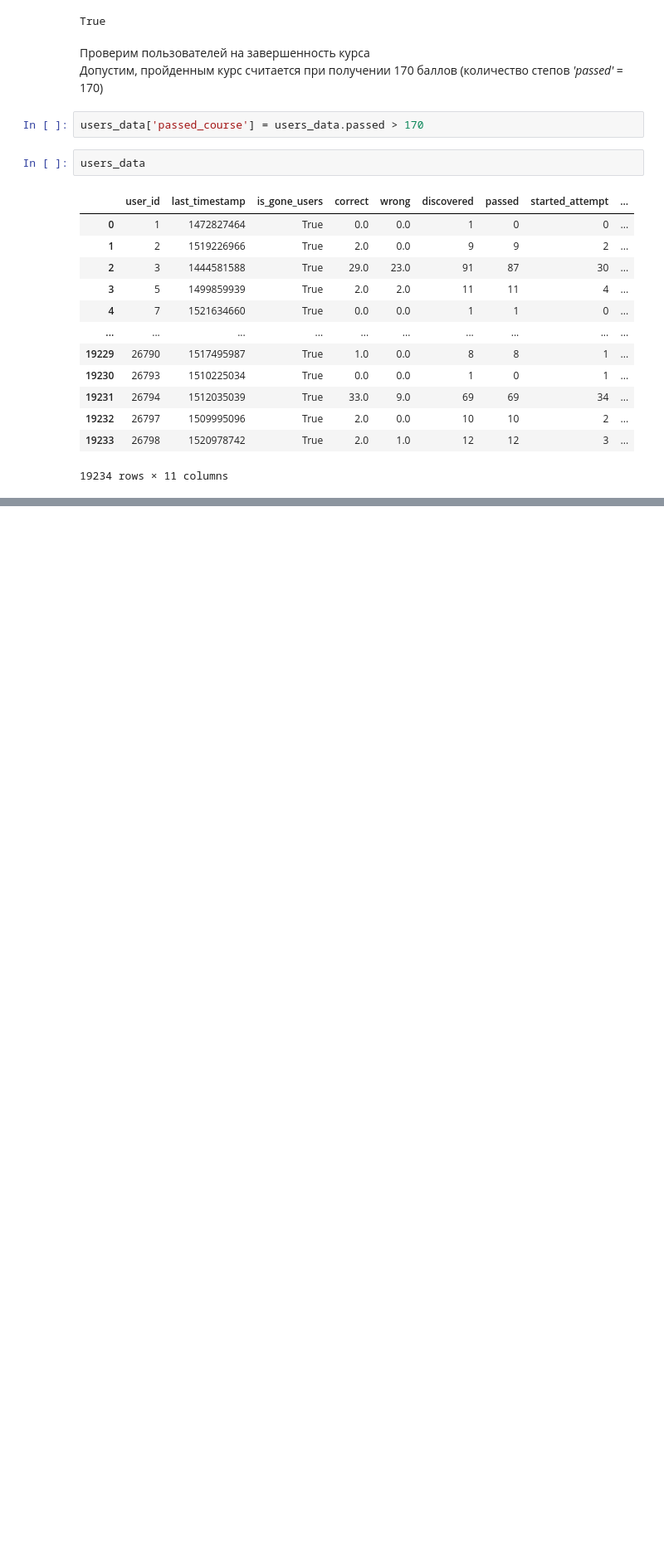
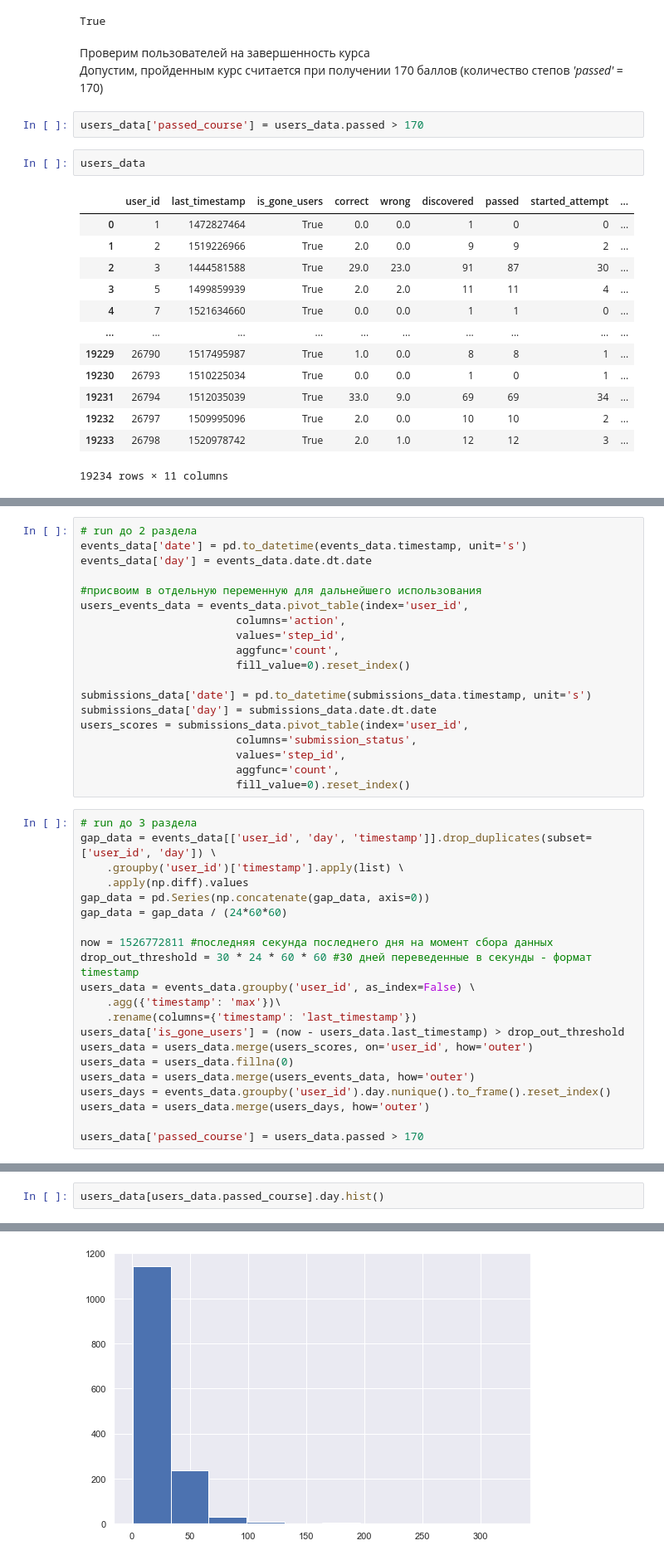
Before and after one commit to raent1/N_C_Projects, a Jupyter notebook: stepik_ml_contest/stepik_ml_project.ipynb, the cells around one changed output, grey strips where cells are left out. Shown: that part at 83% size. Saved outputs shown, nothing was run; the diff lists cells and outputs as text; blank space fills up the shorter version.

```diff
--- a/stepik_ml_contest/stepik_ml_project.ipynb
+++ b/stepik_ml_contest/stepik_ml_project.ipynb
@@ -374,0 +421,40 @@ users_data.groupby('passed_course').count()
+# %%
+# run до 2 раздела
+events_data['date'] = pd.to_datetime(events_data.timestamp, unit='s')
+events_data['day'] = events_data.date.dt.date
+
+#присвоим в отдельную переменную для дальнейшего использования
+users_events_data = events_data.pivot_table(index='user_id',
+                        columns='action',
+                        values='step_id',
+                        aggfunc='count',
+                        fill_value=0).reset_index()
+
+submissions_data['date'] = pd.to_datetime(submissions_data.timestamp, unit='s')
+submissions_data['day'] = submissions_data.date.dt.date
+users_scores = submissions_data.pivot_table(index='user_id',
+                        columns='submission_status',
+                        values='step_id',
+                        aggfunc='count',
+                        fill_value=0).reset_index()
+# %%
+# run до 3 раздела
+gap_data = events_data[['user_id', 'day', 'timestamp']].drop_duplicates(subset=['user_id', 'day']) \
+    .groupby('user_id')['timestamp'].apply(list) \
+    .apply(np.diff).values
+gap_data = pd.Series(np.concatenate(gap_data, axis=0))
+gap_data = gap_data / (24*60*60)
+
+now = 1526772811 #последняя секунда последнего дня на момент сбора данных
+drop_out_threshold = 30 * 24 * 60 * 60 #30 дней переведенные в секунды - формат timestamp
+users_data = events_data.groupby('user_id', as_index=False) \
+    .agg({'timestamp': 'max'})\
+    .rename(columns={'timestamp': 'last_timestamp'})
+users_data['is_gone_users'] = (now - users_data.last_timestamp) > drop_out_threshold
+users_data = users_data.merge(users_scores, on='user_id', how='outer')
+users_data = users_data.fillna(0)
+users_data = users_data.merge(users_events_data, how='outer')
+users_days = events_data.groupby('user_id').day.nunique().to_frame().reset_index()
+users_data = users_data.merge(users_days, how='outer')
+
+users_data['passed_course'] = users_data.passed > 170
@@ -374,0 +476,3 @@ users_data.groupby('passed_course').count()
+# %%
+users_data[users_data.passed_course].day.hist()
+# %% [output]
@@ -374,0 +480 @@ users_data.groupby('passed_course').count()
+[figure, added]
```
Also changed, not shown: parts of 24 cells of this notebook.
